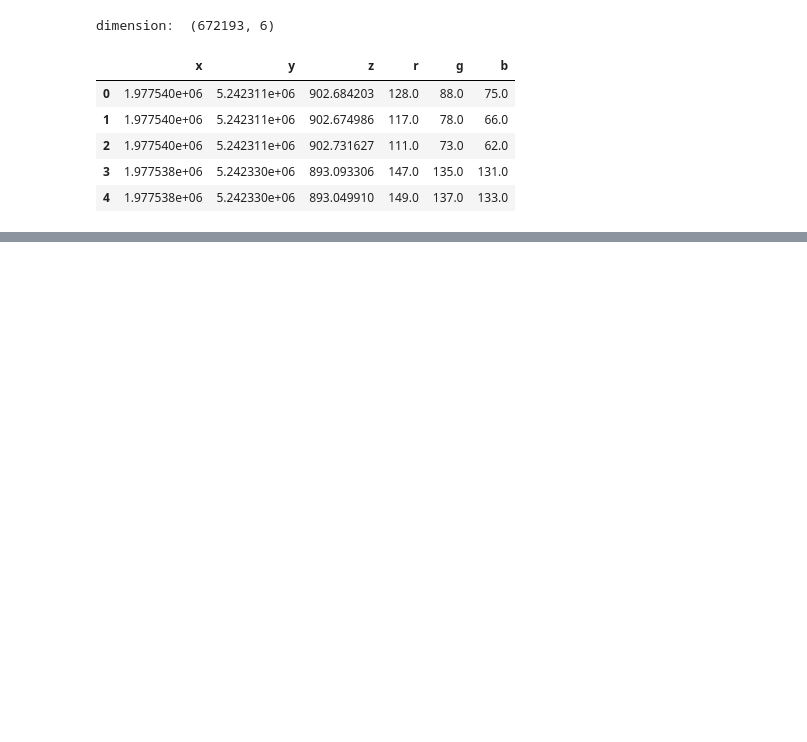
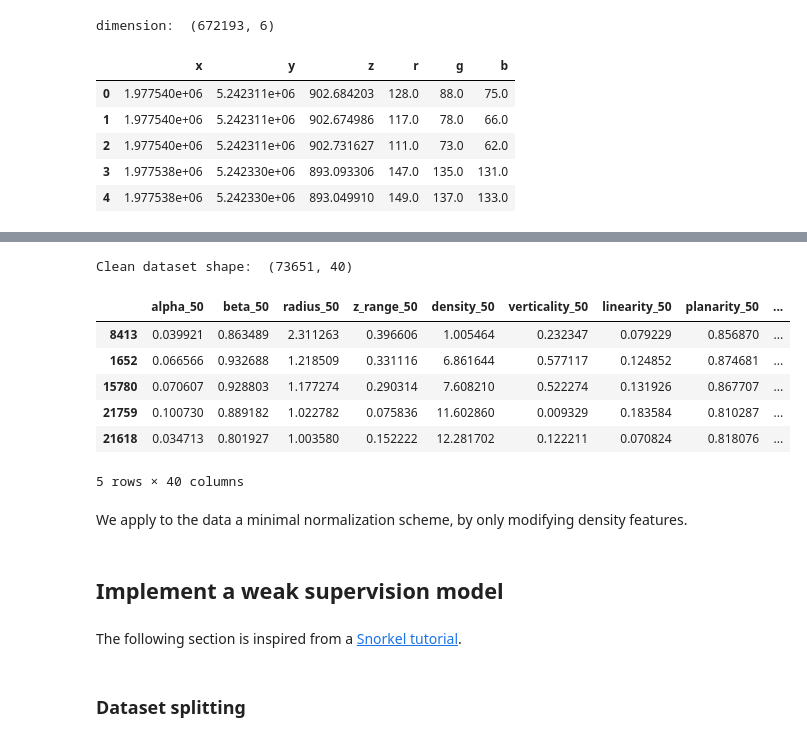
Before and after one commit to Oslandia/geo3dfeatures, a Jupyter notebook: examples/pombourg-classification-weak-supervision.ipynb, the cells around one changed output, grey strips where cells are left out. Saved outputs shown, nothing was run; the diff lists cells and outputs as text; code cells hidden in the pictures; blank space fills up the shorter version.

Commit message:
example: clean the weak supervision notebook

```diff
--- a/examples/pombourg-classification-weak-supervision.ipynb
+++ b/examples/pombourg-classification-weak-supervision.ipynb
@@ -317,3 +187,0 @@ On va tout mélanger et extraire des échantillons de train, dev, test & valid c
-# %%
-# shuffling
-datasets = datasets.sample(frac=1, random_state=42)
@@ -374,0 +190,21 @@ df_valid, df_test = train_test_split(df_valid_test, random_state=123, stratify=d
+# %%
+def complete_with_voisin(name, neighbors):
+    """Complete the feature name with the neighborhood size as a suffix
+
+    Parameters
+    ----------
+    name : str
+        Feature name
+    neighbors : list of int
+        Considered neighborhood sizes
+    Returns
+    -------
+    list of str
+        Suffixed names
+    """
+    return [name + "_{}".format(x) for x in neighbors]
+# %%
+drop_cols = ["eigenvalue_sum_2D", "radius_2D", "std_dev", "density_2D",
+             "scattering", "omnivariance", "curvature_change"]
+full_cols_to_drop = sum((complete_with_voisin(x, NEIGHBORHOOD_SIZES) for x in drop_cols), [])
+full_cols_to_drop
@@ -374,0 +229,18 @@ df_valid, df_test = train_test_split(df_valid_test, random_state=123, stratify=d
+# %%
+clean_dataset = (datasets
+                 .drop(columns=full_cols_to_drop)
+                 .drop(columns=["x", "y", "z"]))
+# %%
+print("Clean dataset shape: ", clean_dataset.shape)
+clean_dataset.head()
+# %% [output]
+Clean dataset shape:  (73651, 40)
+|  | alpha_50 | beta_50 | radius_50 | z_range_50 | density_50 | verticality_50 | linearity_50 | planarity_50 | ... |
+| 8413 | 0.039921 | 0.863489 | 2.311263 | 0.396606 | 1.005464 | 0.232347 | 0.079229 | 0.856870 | ... |
+| 1652 | 0.066566 | 0.932688 | 1.218509 | 0.331116 | 6.861644 | 0.577117 | 0.124852 | 0.874681 | ... |
+| 15780 | 0.070607 | 0.928803 | 1.177274 | 0.290314 | 7.608210 | 0.522274 | 0.131926 | 0.867707 | ... |
+| 21759 | 0.100730 | 0.889182 | 1.022782 | 0.075836 | 11.602860 | 0.009329 | 0.183584 | 0.810287 | ... |
+| 21618 | 0.034713 | 0.801927 | 1.003580 | 0.152222 | 12.281702 | 0.122211 | 0.070824 | 0.818076 | ... |
+5 rows × 40 columns
+# %% [markdown]
+We apply to the data a minimal normalization scheme, by only modifying density features.
@@ -374,0 +251,6 @@ df_valid, df_test = train_test_split(df_valid_test, random_state=123, stratify=d
+# %% [markdown]
+## Implement a weak supervision model
+# %% [markdown]
+The following section is inspired from a [Snorkel tutorial](https://github.com/snorkel-team/snorkel-tutorials/blob/master/spam/01_spam_tutorial.ipynb).
+# %% [markdown]
+### Dataset splitting
```
Also changed, not shown: parts of 220 cells of this notebook, 2 other files.
